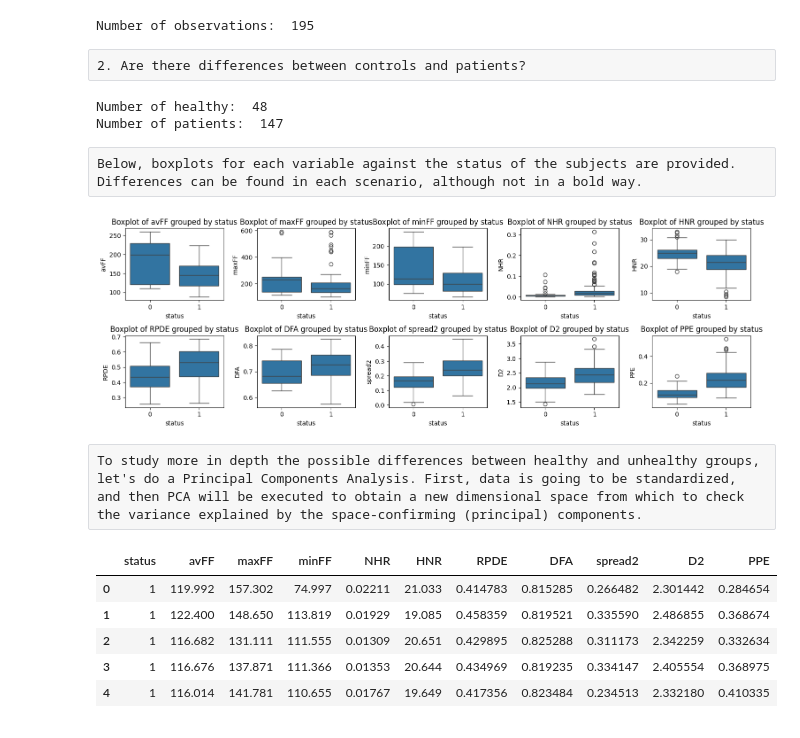
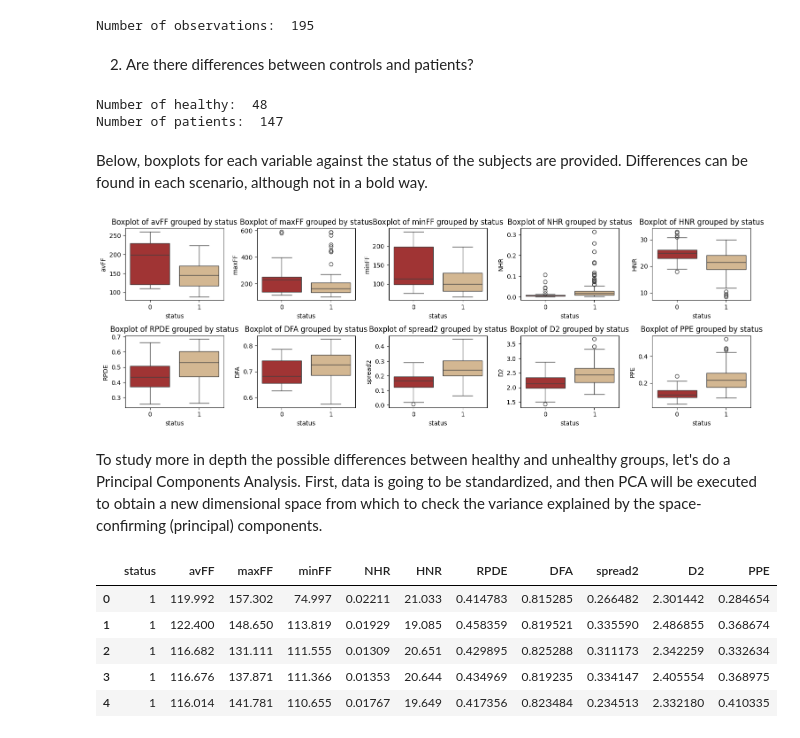
Before and after one commit to dparedga/SP_LAB, a Jupyter notebook: collaborator_1.ipynb, the cells around one changed output. Saved outputs shown, nothing was run; the diff lists cells and outputs as text; code cells hidden in the pictures.

```diff
--- a/collaborator_1.ipynb
+++ b/collaborator_1.ipynb
@@ -275,8 +276,8 @@ With the data clean from correlations, now we head off to do some analysis.
 print('Number of observations: ',dff.shape[0])
 # %% [output]
 Number of observations:  195
-# %% [raw]
-2. Are there differences between controls and patients?
+# %% [markdown]
+2. Are there differences between controls and patients?
 # %%
 healthy = dff[dff['status']=='0']
 pd = dff[dff['status']=='1']
@@ -285,31 +286,33 @@ print('Number of patients: ',pd.shape[0])
 # %% [output]
 Number of healthy:  48
 Number of patients:  147
-# %% [raw]
-Below, boxplots for each variable against the status of the subjects are provided. Differences can be found in each scenario, although not in a bold way.
+# %% [markdown]
+Below, boxplots for each variable against the status of the subjects are provided. Differences can be found in each scenario, although not in a bold way.
 # %%
 dfff = dff.drop(columns = ['name']) # Removing the name column
 status_column = dfff.pop('status')  # Rearrange the status column
 dfff.insert(0, 'status', status_column)
 
 num_columns = int((dfff.shape[1]-1) / 2)  # Minus 1 to not count the 'status' column
 # Create the image subplots
 fig, axes = plt.subplots(nrows=2, ncols=num_columns, figsize=(15, 5))
 
+my_pal = {"0": "firebrick", "1": "burlywood"}
+
 # Loop through each column (excluding 'status') and create a boxplot on each subplot
 for i, column in enumerate(dfff.columns[1:]):
-    sns.boxplot(x='status', y=column, data=dfff, ax=axes[i // num_columns, i % num_columns])
+    sns.boxplot(x='status', y=column, data=dfff, ax=axes[i // num_columns, i % num_columns], palette=my_pal, legend=False, hue='status')
     axes[i // num_columns, i % num_columns].set_title(f'Boxplot of {column} grouped by status')
 
 # Adjust layout
 plt.tight_layout()
 
 # Show the plot
 plt.show()
 # %% [output]
-[figure, old version]
+[figure, new version]
-# %% [raw]
-To study more in depth the possible differences between healthy and unhealthy groups, let's do a Principal Components Analysis. First, data is going to be standardized, and then PCA will be executed to obtain a new dimensional space from which to check the variance explained by the space-confirming (principal) components.
+# %% [markdown]
+To study more in depth the possible differences between healthy and unhealthy groups, let's do a Principal Components Analysis. First, data is going to be standardized, and then PCA will be executed to obtain a new dimensional space from which to check the variance explained by the space-confirming (principal) components.
 # %%
 dfff.head()
 # %% [output]
```
Also changed, not shown: parts of 31 cells of this notebook.
